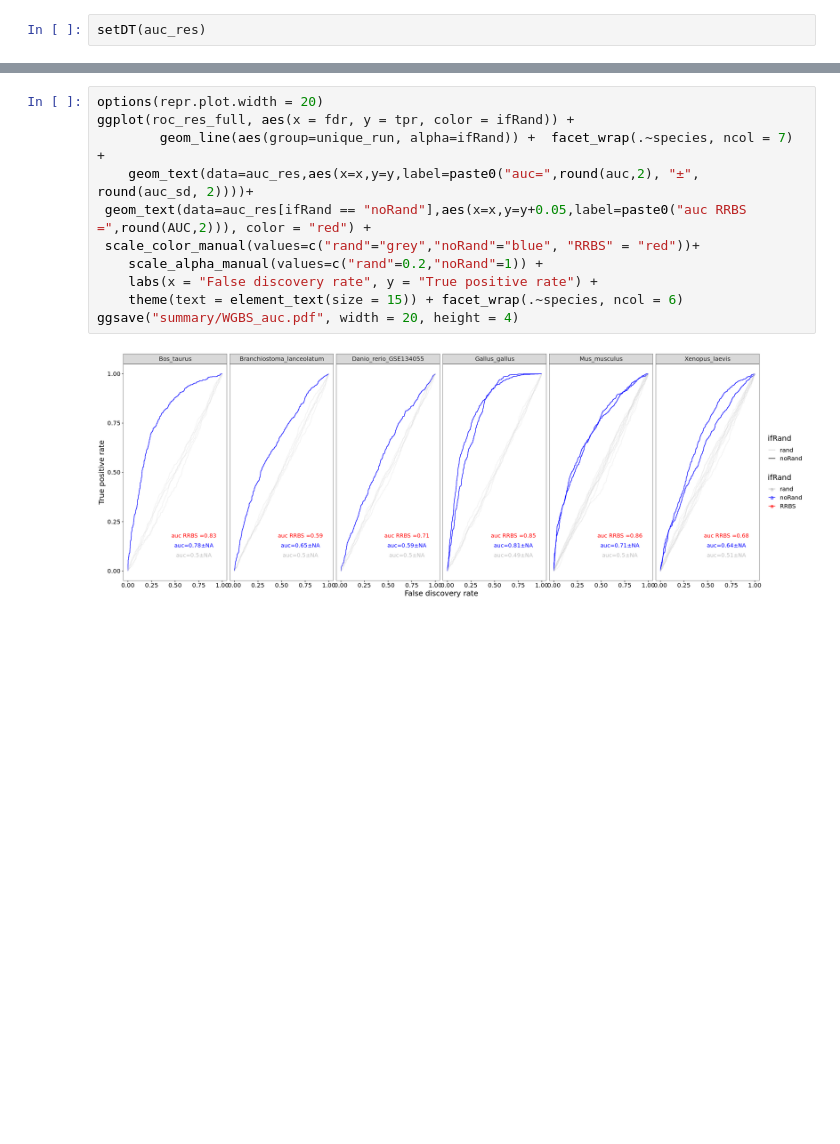
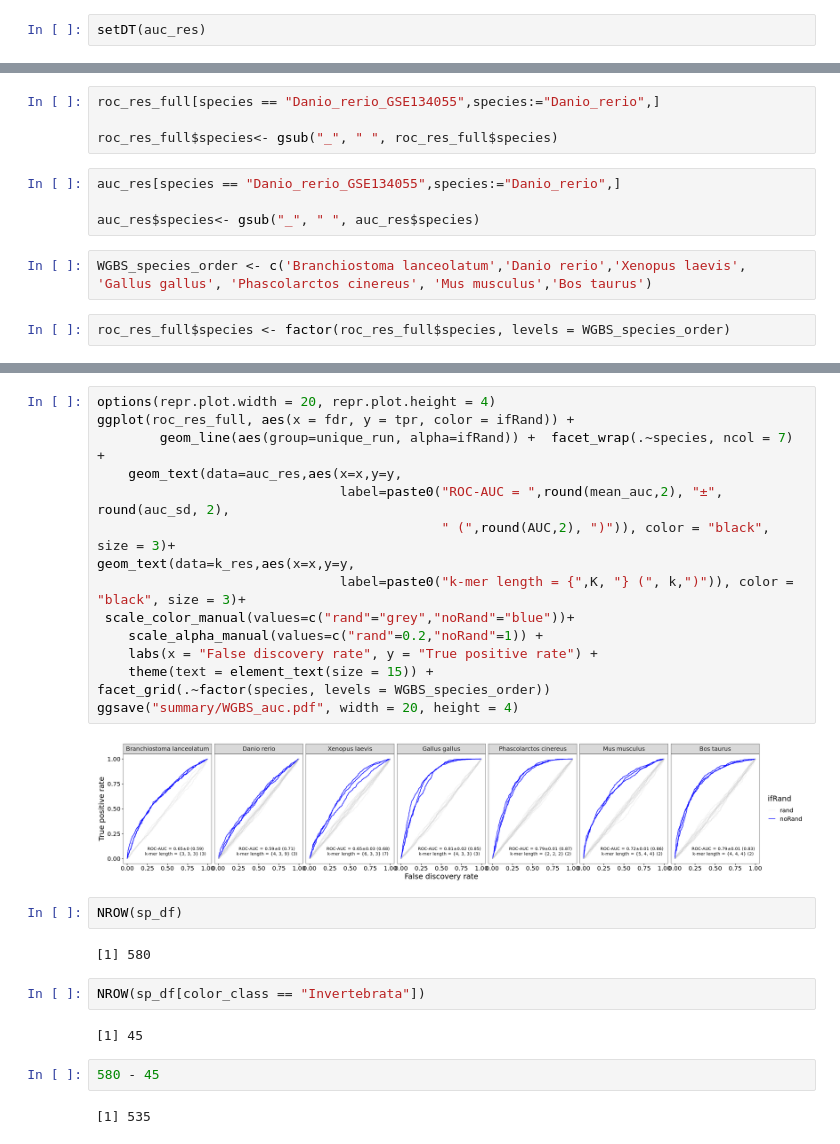
Before and after one commit to epigen/DNAmeth500species, a Jupyter notebook: src/validation/03.4.1_WGBS_prediction_summary.ipynb, the cells around one changed output, grey strips where cells are left out. Cells and saved outputs as stored; diff of their text form; blank space fills up the shorter version.

```diff
--- a/src/validation/03.4.1_WGBS_prediction_summary.ipynb
+++ b/src/validation/03.4.1_WGBS_prediction_summary.ipynb
@@ -172,0 +297,12 @@ auc_res[,y:=ifelse(ifRand=="rand", 0.08, 0.13),]
+# %%
+roc_res_full[species == "Danio_rerio_GSE134055",species:="Danio_rerio",]
+
+roc_res_full$species<- gsub("_", " ", roc_res_full$species)
+# %%
+auc_res[species == "Danio_rerio_GSE134055",species:="Danio_rerio",]
+
+auc_res$species<- gsub("_", " ", auc_res$species)
+# %%
+WGBS_species_order <- c('Branchiostoma lanceolatum','Danio rerio','Xenopus laevis', 'Gallus gallus', 'Phascolarctos cinereus', 'Mus musculus','Bos taurus')
+# %%
+roc_res_full$species <- factor(roc_res_full$species, levels = WGBS_species_order)
@@ -173,13 +321,29 @@ auc_res[,y:=ifelse(ifRand=="rand", 0.08, 0.13),]
 # %%
-options(repr.plot.width = 20)
+options(repr.plot.width = 20, repr.plot.height = 4)
 ggplot(roc_res_full, aes(x = fdr, y = tpr, color = ifRand)) +
         geom_line(aes(group=unique_run, alpha=ifRand)) +  facet_wrap(.~species, ncol = 7) +
-    geom_text(data=auc_res,aes(x=x,y=y,label=paste0("auc=",round(auc,2), "±", round(auc_sd, 2))))+
- geom_text(data=auc_res[ifRand == "noRand"],aes(x=x,y=y+0.05,label=paste0("auc RRBS =",round(AUC,2))), color = "red") +
- scale_color_manual(values=c("rand"="grey","noRand"="blue", "RRBS" = "red"))+
+    geom_text(data=auc_res,aes(x=x,y=y,
+                               label=paste0("ROC-AUC = ",round(mean_auc,2), "±", round(auc_sd, 2),
+                                            " (",round(AUC,2), ")")), color = "black", size = 3)+
+geom_text(data=k_res,aes(x=x,y=y,
+                               label=paste0("k-mer length = {",K, "} (", k,")")), color = "black", size = 3)+
+ scale_color_manual(values=c("rand"="grey","noRand"="blue"))+
     scale_alpha_manual(values=c("rand"=0.2,"noRand"=1)) +
     labs(x = "False discovery rate", y = "True positive rate") +
-    theme(text = element_text(size = 15)) + facet_wrap(.~species, ncol = 6)
+    theme(text = element_text(size = 15)) +
+facet_grid(.~factor(species, levels = WGBS_species_order))
 ggsave("summary/WGBS_auc.pdf", width = 20, height = 4)
 # %% [output]
-[figure, old version]
+[figure, new version]
+# %%
+NROW(sp_df)
+# %% [output]
+[1] 580
+# %%
+NROW(sp_df[color_class == "Invertebrata"])
+# %% [output]
+[1] 45
+# %%
+580 - 45
+# %% [output]
+[1] 535
```
Also changed, not shown: parts of 31 cells of this notebook, 3 other files.
